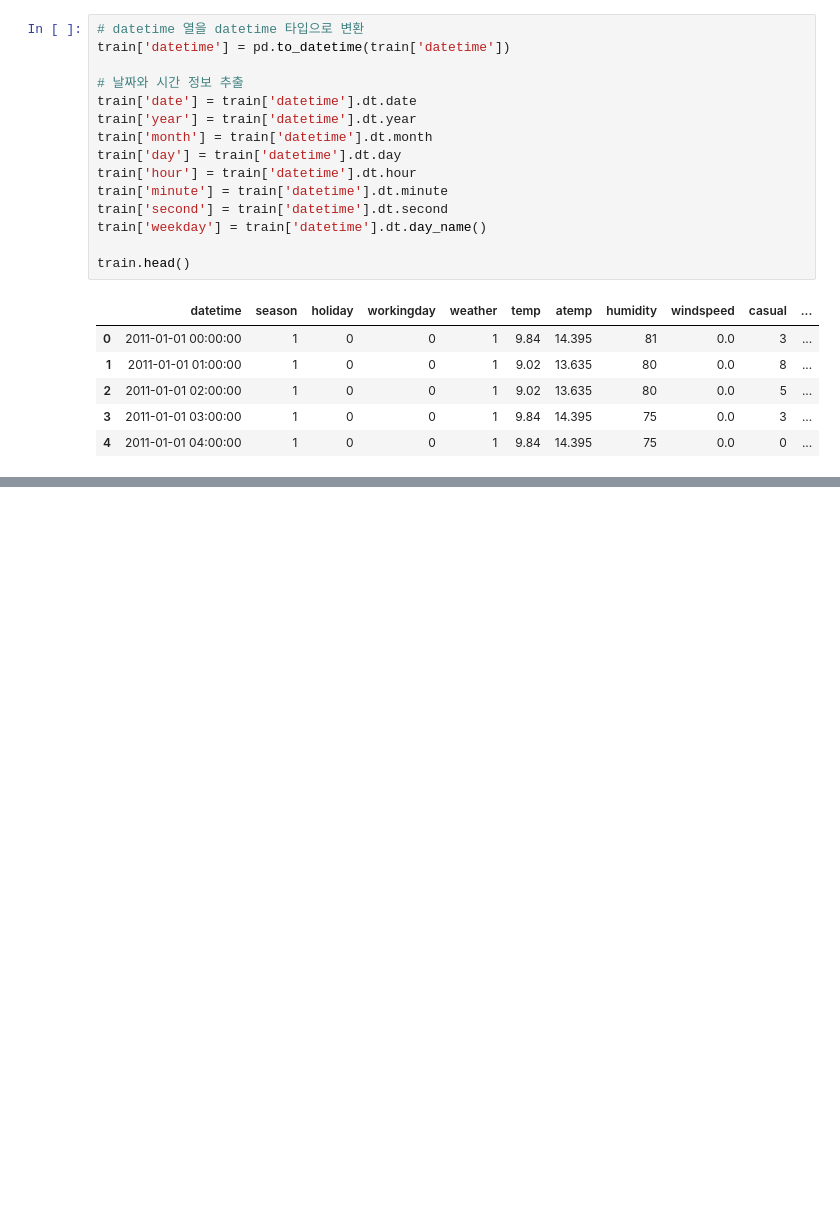
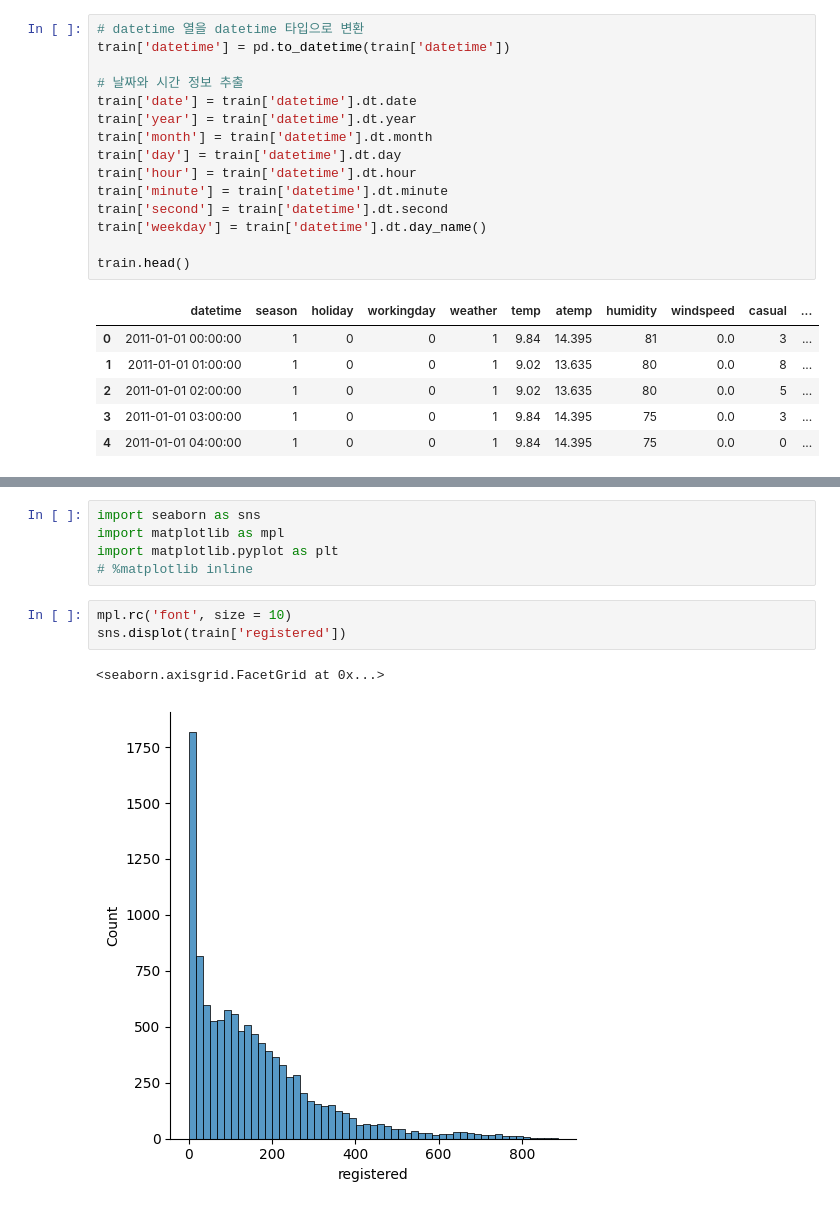
Before and after one commit to bongjooncha/kaggle_study, a Jupyter notebook: ch6/bike.ipynb, the cells around one changed output, grey strips where cells are left out. Cells and saved outputs as stored; diff of their text form; blank space fills up the shorter version.

```diff
--- a/ch6/bike.ipynb
+++ b/ch6/bike.ipynb
@@ -142,0 +136,11 @@ train.head(100)
+# %%
+import seaborn as sns
+import matplotlib as mpl
+import matplotlib.pyplot as plt
+# %matplotlib inline
+# %%
+mpl.rc('font', size = 10)
+sns.displot(train['registered'])
+# %% [output]
+<seaborn.axisgrid.FacetGrid at 0x...>
+[figure, added]
```
Also changed, not shown: parts of 7 cells of this notebook, 1 other file.
